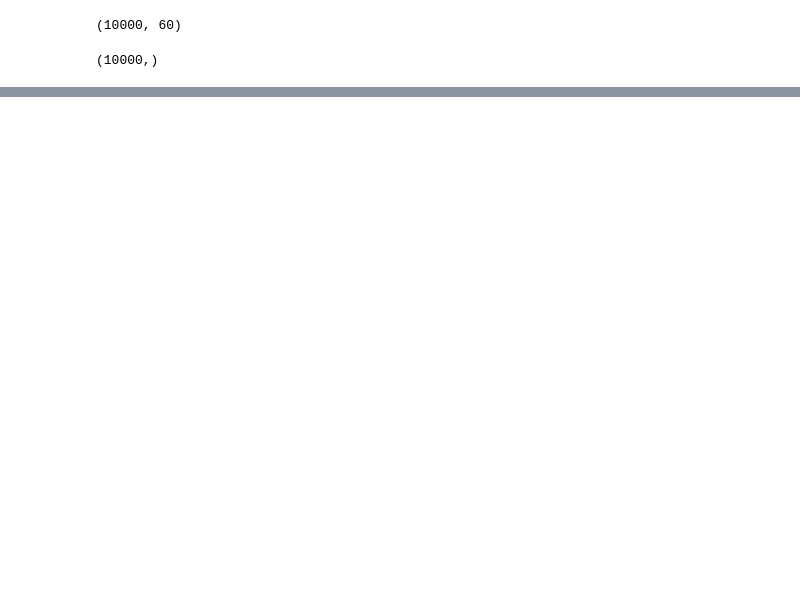
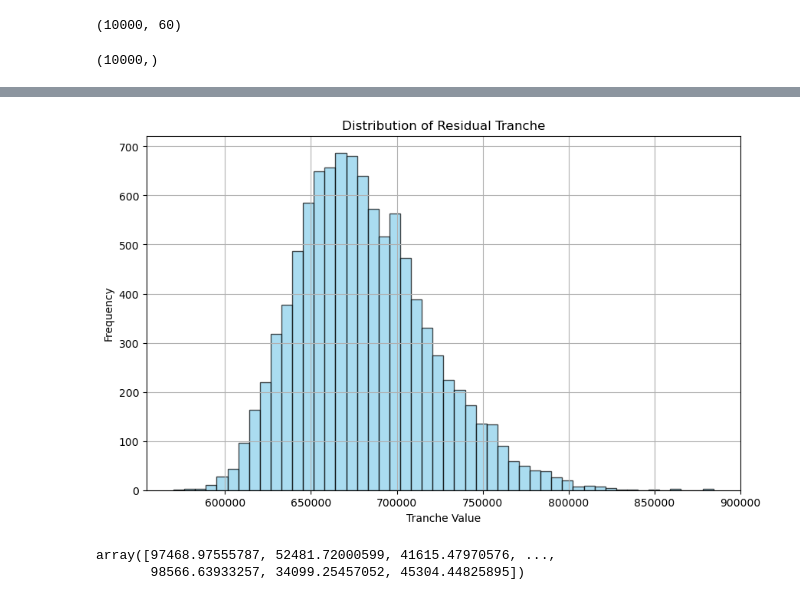
Before and after one commit to riddhi927/FRTB-comparative-Analysis, a Jupyter notebook: CDO Valuation 2.ipynb, the cells around one changed output, grey strips where cells are left out. Cells and saved outputs as stored; diff of their text form; code cells hidden in the pictures; blank space fills up the shorter version.

```diff
--- a/CDO Valuation 2.ipynb
+++ b/CDO Valuation 2.ipynb
@@ -313,0 +572,11 @@ array([[145454.54545455,  27045.13761025,  80214.60610972, ...,
+# %%
+
+plt.figure(figsize=(10, 6))
+plt.hist(resd_values, bins=50, color='skyblue', edgecolor='black', alpha=0.7)
+plt.title('Distribution of Residual Tranche')
+plt.xlabel('Tranche Value')
+plt.ylabel('Frequency')
+plt.grid(True)
+plt.show()
+# %% [output]
+[figure, added]
@@ -313,0 +616,5 @@ array([[145454.54545455,  27045.13761025,  80214.60610972, ...,
+# %%
+sr_values_ytm
+# %% [output]
+array([97468.97555787, 52481.72000599, 41615.47970576, ...,
+       98566.63933257, 34099.25457052, 45304.44825895])
```
Also changed, not shown: parts of 50 cells of this notebook.
